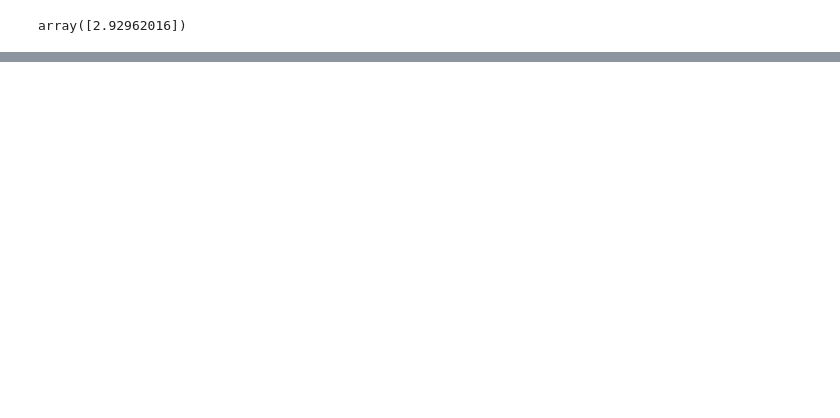
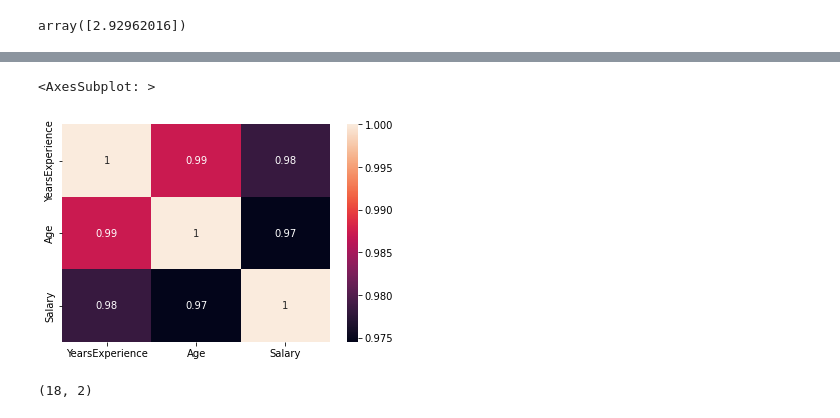
Before and after one commit to saleemullah7654321/DataScience, a Jupyter notebook: 2.MachineLearning.ipynb, the cells around one changed output, grey strips where cells are left out. Drawn from its saved outputs; the diff is of its cells as text; code cells hidden in the pictures; blank space fills up the shorter version.

```diff
--- a/2.MachineLearning.ipynb
+++ b/2.MachineLearning.ipynb
@@ -1429,0 +1465,3 @@ array([2.92962016])
+# %%
+df = pd.read_csv('datasets/Salary_Data.csv')
+df.head(2)
@@ -1429,0 +1488,5 @@ array([2.92962016])
+# %%
+sns.heatmap(data=df.corr(),annot=True)
+# %% [output]
+<AxesSubplot: >
+[figure, added]
@@ -1429,0 +1498,5 @@ array([2.92962016])
+# %%
+x_train,x_test,y_train,y_test = train_test_split(x,y,train_size=0.6)
+x_train.shape
+# %% [output]
+(18, 2)
```
Also changed, not shown: parts of 14 cells of this notebook, 1 other file.
